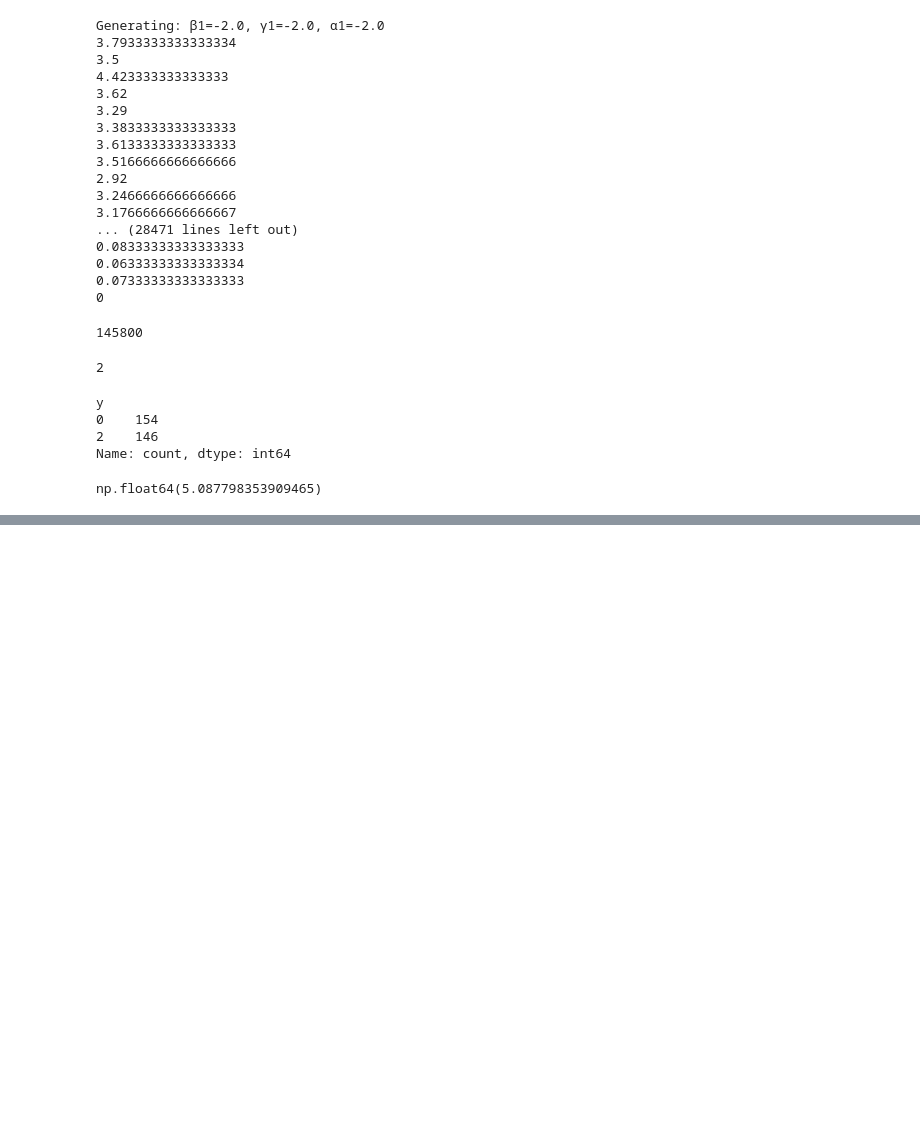
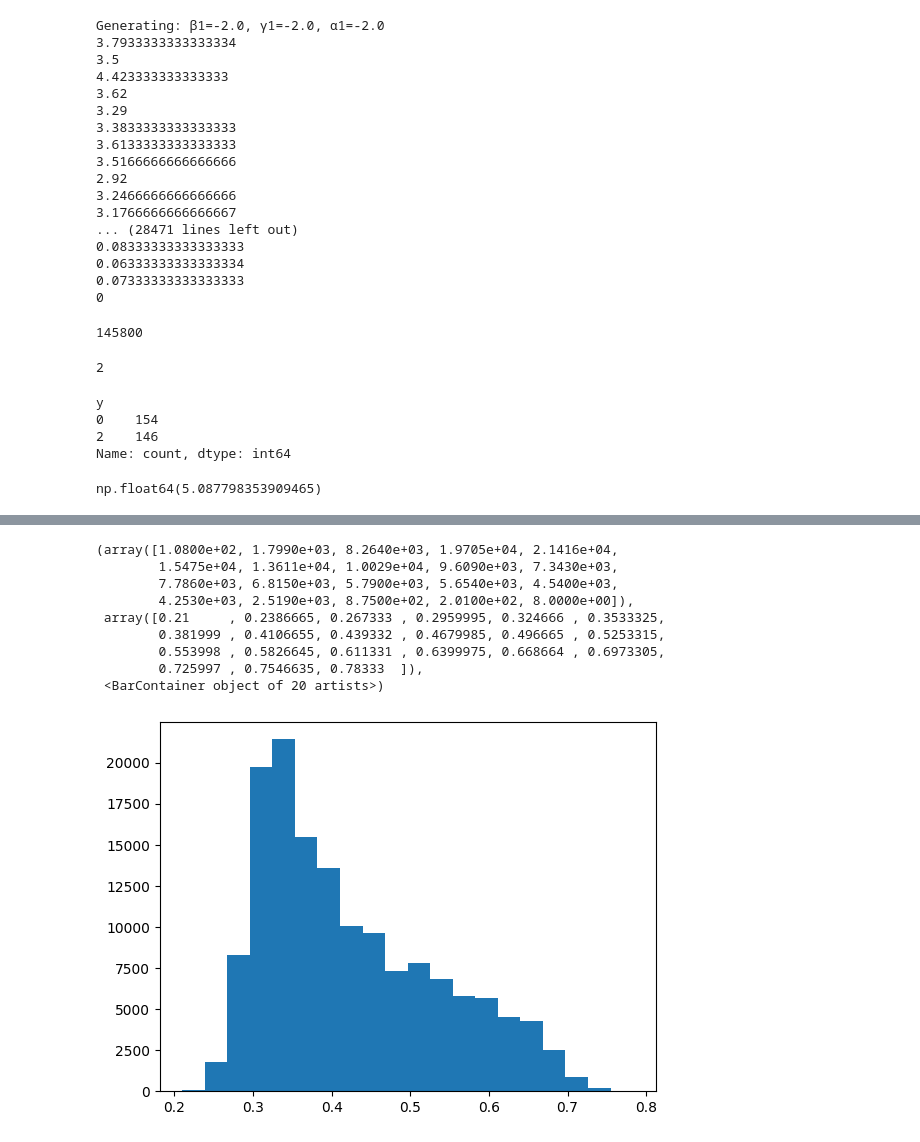
Before and after one commit to JPasindu/ResearchProjectMain, a Jupyter notebook: Final Simulation/data_simulation.ipynb, the cells around one changed output, grey strips where cells are left out. Saved outputs shown, nothing was run; the diff lists cells and outputs as text; code cells hidden in the pictures; blank space fills up the shorter version.

```diff
--- a/Final Simulation/data_simulation.ipynb
+++ b/Final Simulation/data_simulation.ipynb
@@ -166,0 +139,13 @@ abg_df.to_csv('parameter_combinations_with_gt5_classes.csv', index=False)
+# %%
+plt.hist(abg_df['p_k'], bins=20)
+# %% [output]
+(array([1.0800e+02, 1.7990e+03, 8.2640e+03, 1.9705e+04, 2.1416e+04,
+        1.5475e+04, 1.3611e+04, 1.0029e+04, 9.6090e+03, 7.3430e+03,
+        7.7860e+03, 6.8150e+03, 5.7900e+03, 5.6540e+03, 4.5400e+03,
+        4.2530e+03, 2.5190e+03, 8.7500e+02, 2.0100e+02, 8.0000e+00]),
+ array([0.21     , 0.2386665, 0.267333 , 0.2959995, 0.324666 , 0.3533325,
+        0.381999 , 0.4106655, 0.439332 , 0.4679985, 0.496665 , 0.5253315,
+        0.553998 , 0.5826645, 0.611331 , 0.6399975, 0.668664 , 0.6973305,
+        0.725997 , 0.7546635, 0.78333  ]),
+ <BarContainer object of 20 artists>)
+[figure, added]
```
Also changed, not shown: parts of 16 cells of this notebook, 5 other files.
